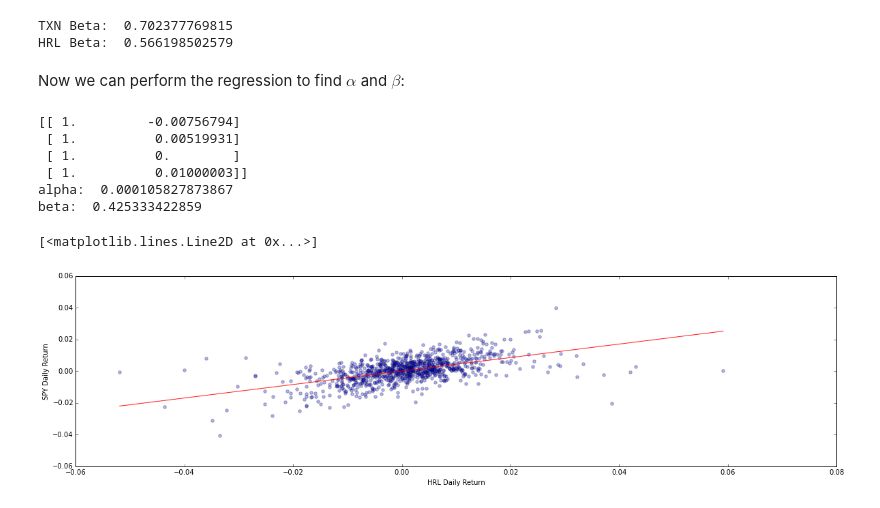
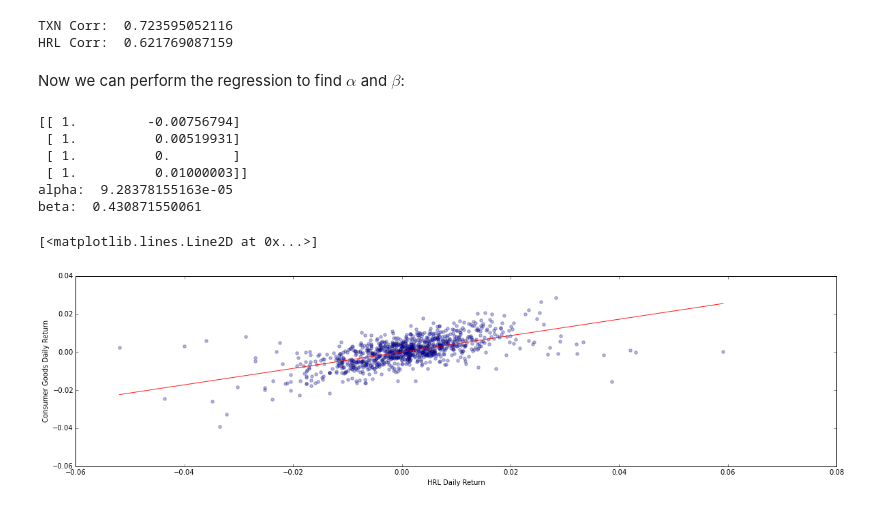
Before and after one commit to Estinox/coding-practices, a Jupyter notebook: ipython_notebooks/TXN_HRL.ipynb, the cells around one changed output. Drawn from its saved outputs; the diff is of its cells as text; code cells hidden in the pictures.

```diff
--- a/ipython_notebooks/TXN_HRL.ipynb
+++ b/ipython_notebooks/TXN_HRL.ipynb
@@ -17,6 +17,7 @@ txn = web.DataReader("TXN", 'yahoo', start, end)
 # Hormel Foods Corp (NYSE:HRL)
 hrl = web.DataReader("HRL", 'yahoo', start, end)
 # %%
-index = web.DataReader("SPY", 'yahoo', start, end)
+semiconductors = web.DataReader("IYW", 'yahoo', start, end)
+consumer_goods = web.DataReader("IYK", 'yahoo', start, end)
 # %%
 
@@ -67,9 +80,9 @@ plt.show()
 # %%
-print ('TXN Corr: ', txn['Close'].pct_change().corr(index['Close'].pct_change()))
-print ('HRL Corr: ', hrl['Close'].pct_change().corr(index['Close'].pct_change()))
+print ('TXN Corr: ', txn['Close'].pct_change().corr(semiconductors['Close'].pct_change()))
+print ('HRL Corr: ', hrl['Close'].pct_change().corr(consumer_goods['Close'].pct_change()))
 # %% [output]
-TXN Beta:  0.702377769815
-HRL Beta:  0.566198502579
+TXN Corr:  0.723595052116
+HRL Corr:  0.621769087159
 # %% [markdown]
 Now we can perform the regression to find $\alpha$ and $\beta$:
 # %%
@@ -85,7 +98,7 @@ def linreg(x,y):
 # %%
 # Let's define everything in familiar regression terms
 X = hrl['Close'].pct_change()[1:].values # Get just the values, ignore the timestamps
-Y = index['Close'].pct_change()[1:].values
+Y = consumer_goods['Close'].pct_change()[1:].values
 
 alpha, beta = linreg(X,Y)
 print('alpha: ', str(alpha))
@@ -95,18 +108,18 @@ print('beta: ', str(beta))
  [ 1.          0.00519931]
  [ 1.          0.        ]
  [ 1.          0.01000003]]
-alpha:  0.000105827873867
-beta:  0.425333422859
+alpha:  9.28378155163e-05
+beta:  0.430871550061
 # %%
 X2 = np.linspace(X.min(), X.max(), 100)
 Y_hat = X2 * beta + alpha
 
 plt.figure(figsize=(20,5))
 plt.scatter(X, Y, alpha=0.3) # Plot the raw data
 plt.xlabel("HRL Daily Return")
-plt.ylabel("SPY Daily Return")
+plt.ylabel("Consumer Goods Daily Return")
 
 plt.plot(X2, Y_hat, 'r', alpha=0.9);  # Add the regression line, colored in red
 # %% [output]
 [<matplotlib.lines.Line2D at 0x...>]
-[figure, old version]
+[figure, new version]
```
Also changed, not shown: parts of 4 cells of this notebook.
